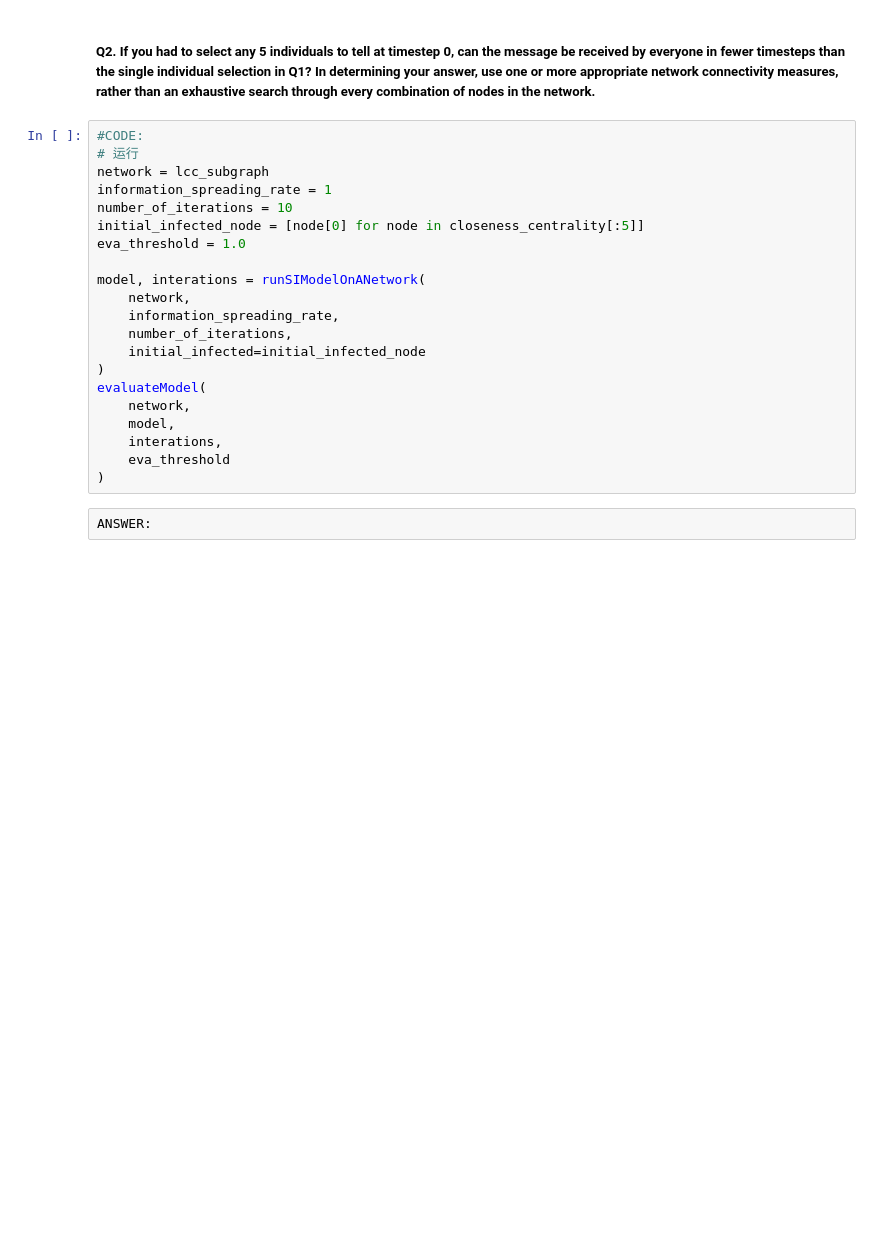
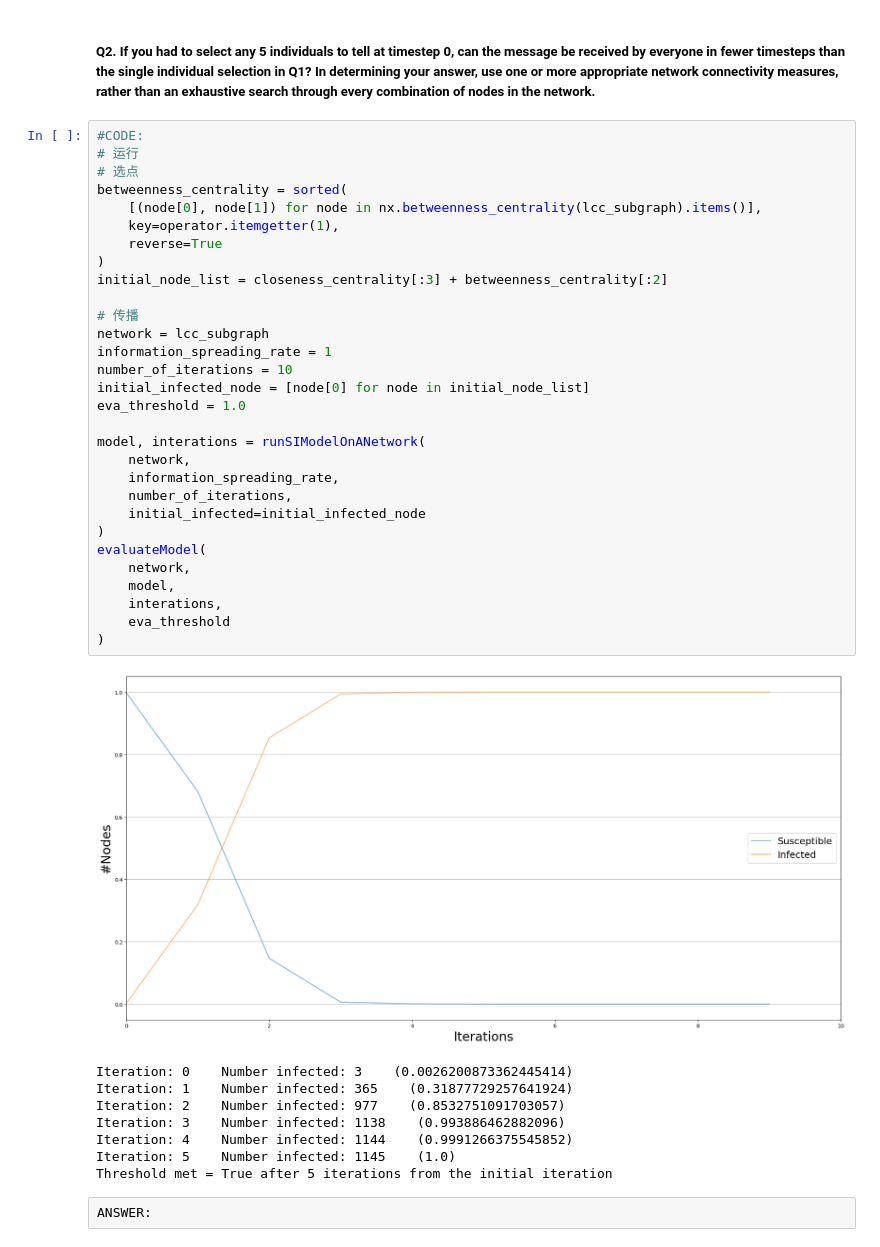
Before and after one commit to C56519/CMT224, a Jupyter notebook: coursework/part-3.ipynb, the cells around one changed output. Cells and saved outputs as stored; diff of their text form; blank space fills up the shorter version.

```diff
--- a/coursework/part-3.ipynb
+++ b/coursework/part-3.ipynb
@@ -299,23 +380,41 @@ ANSWER:
 # %%
 #CODE:
 # 运行
+# 选点
+betweenness_centrality = sorted(
+    [(node[0], node[1]) for node in nx.betweenness_centrality(lcc_subgraph).items()],
+    key=operator.itemgetter(1),
+    reverse=True
+)
+initial_node_list = closeness_centrality[:3] + betweenness_centrality[:2]
+
+# 传播
 network = lcc_subgraph
 information_spreading_rate = 1
 number_of_iterations = 10
-initial_infected_node = [node[0] for node in closeness_centrality[:5]]
+initial_infected_node = [node[0] for node in initial_node_list]
 eva_threshold = 1.0
 
 model, interations = runSIModelOnANetwork(
     network,
     information_spreading_rate,
     number_of_iterations,
     initial_infected=initial_infected_node
 )
 evaluateModel(
     network,
     model,
     interations,
     eva_threshold
 )
+# %% [output]
+[figure, added]
+Iteration: 0    Number infected: 3    (0.0026200873362445414)
+Iteration: 1    Number infected: 365    (0.31877729257641924)
+Iteration: 2    Number infected: 977    (0.8532751091703057)
+Iteration: 3    Number infected: 1138    (0.993886462882096)
+Iteration: 4    Number infected: 1144    (0.9991266375545852)
+Iteration: 5    Number infected: 1145    (1.0)
+Threshold met = True after 5 iterations from the initial iteration
 # %% [raw]
 ANSWER:
```
Also changed, not shown: parts of 7 cells of this notebook, 2 other files.
